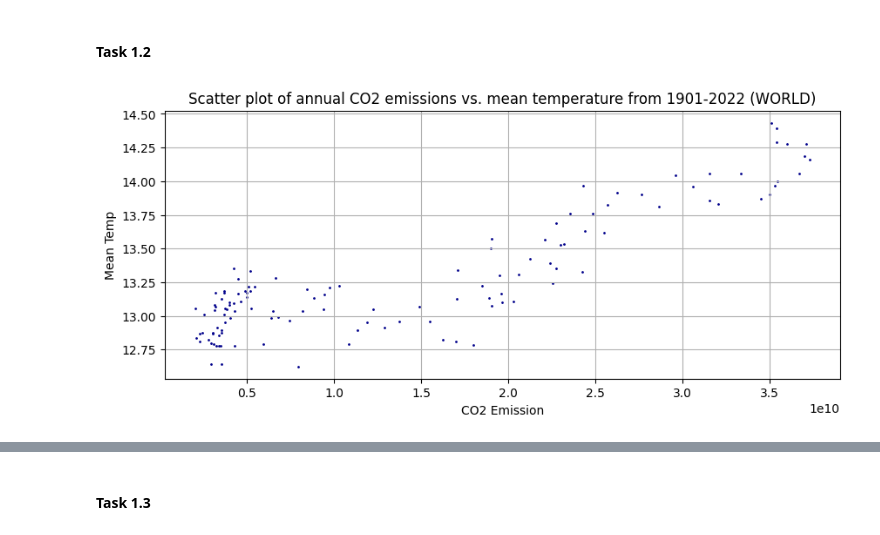
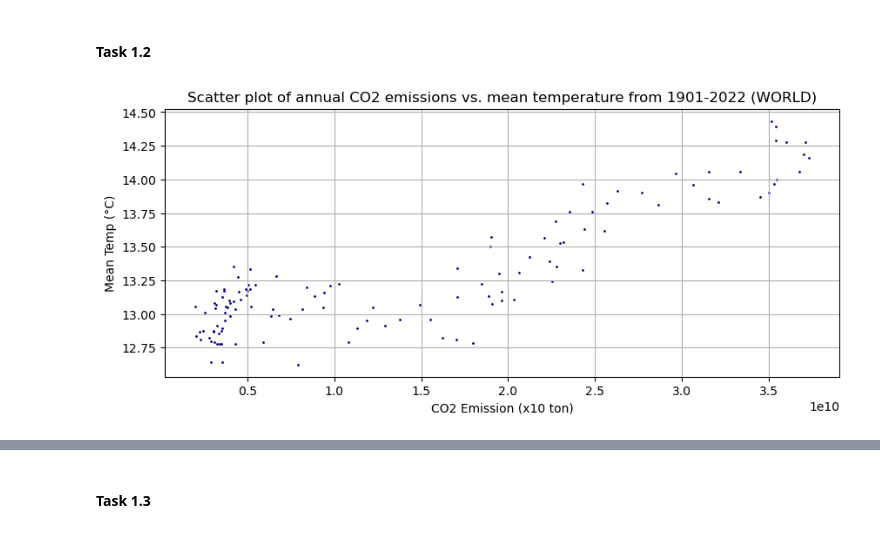
Before and after one commit to mpn1008/RM_assignments, a Jupyter notebook: RM_A03_Group_B/RM_A03_Group.ipynb, the cells around one changed output, grey strips where cells are left out. Drawn from its saved outputs; the diff is of its cells as text; code cells hidden in the pictures.

```diff
--- a/RM_A03_Group_B/RM_A03_Group.ipynb
+++ b/RM_A03_Group_B/RM_A03_Group.ipynb
@@ -108,12 +108,12 @@ yearly_df.head()
 # %%
 plt.figure(figsize=(10, 4))
 plt.scatter(yearly_df['CO2 Emission'], yearly_df['Mean Temp'], s=1, c='darkBlue', alpha=1)
 
 # Customizations
 plt.title('Scatter plot of annual CO2 emissions vs. mean temperature from 1901-2022 (WORLD)')
-plt.xlabel('CO2 Emission')
-plt.ylabel('Mean Temp')
+plt.xlabel('CO2 Emission (x10^10 ton)')
+plt.ylabel('Mean Temp (°C)')
 plt.grid(True)
 plt.show()
 # %% [output]
-[figure, old version]
+[figure, new version]
```
Also changed, not shown: parts of 22 cells of this notebook.
